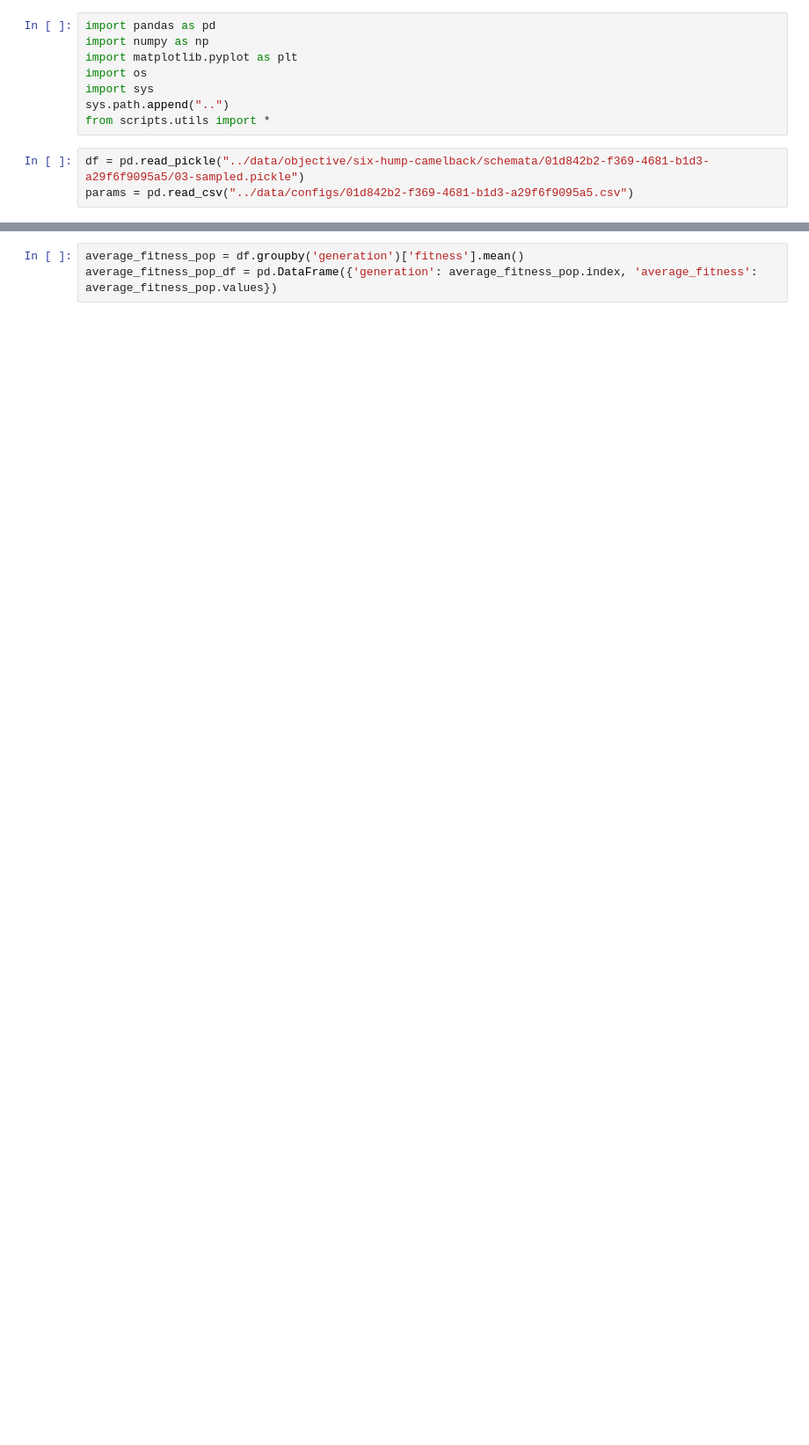
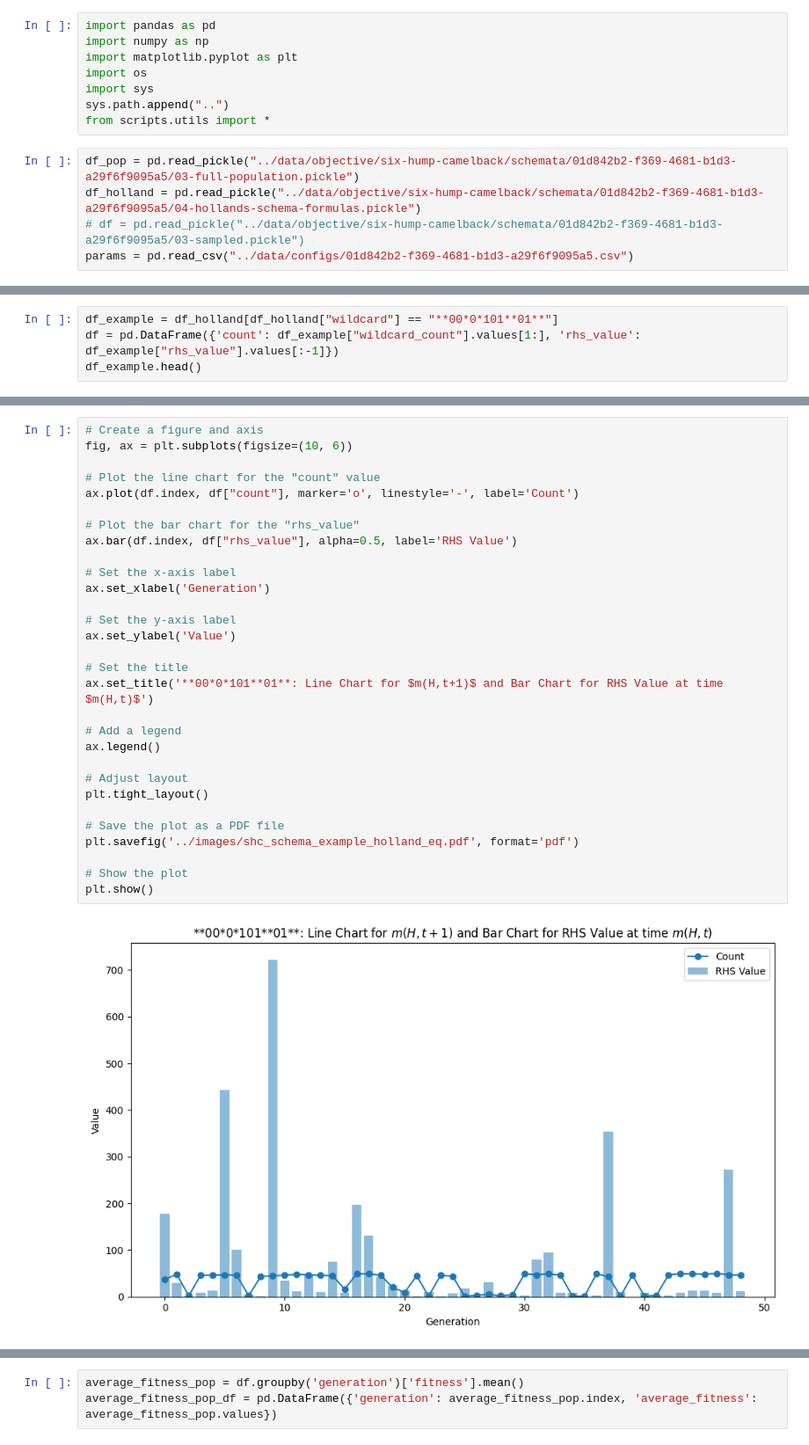
Before and after one commit to clemp/ssie-644-research-project, a Jupyter notebook: notebooks/Six-hump camelback equation schemata analysis.ipynb, the cells around one changed output, grey strips where cells are left out. Shown at 88% size. Saved outputs shown, nothing was run; the diff lists cells and outputs as text; blank space fills up the shorter version.

```diff
--- a/notebooks/Six-hump camelback equation schemata analysis.ipynb
+++ b/notebooks/Six-hump camelback equation schemata analysis.ipynb
@@ -7,6 +7,8 @@ import sys
 sys.path.append("..")
 from scripts.utils import *
 # %%
-df = pd.read_pickle("../data/objective/six-hump-camelback/schemata/01d842b2-f369-4681-b1d3-a29f6f9095a5/03-sampled.pickle")
+df_pop = pd.read_pickle("../data/objective/six-hump-camelback/schemata/01d842b2-f369-4681-b1d3-a29f6f9095a5/03-full-population.pickle")
+df_holland = pd.read_pickle("../data/objective/six-hump-camelback/schemata/01d842b2-f369-4681-b1d3-a29f6f9095a5/04-hollands-schema-formulas.pickle")
+# df = pd.read_pickle("../data/objective/six-hump-camelback/schemata/01d842b2-f369-4681-b1d3-a29f6f9095a5/03-sampled.pickle")
 params = pd.read_csv("../data/configs/01d842b2-f369-4681-b1d3-a29f6f9095a5.csv")
 # %%
@@ -34,0 +123,4 @@ generation_0 = df[df["generation"] == 0]
+# %%
+df_example = df_holland[df_holland["wildcard"] == "**00*0*101**01**"]
+df = pd.DataFrame({'count': df_example["wildcard_count"].values[1:], 'rhs_value': df_example["rhs_value"].values[:-1]})
+df_example.head()
@@ -34,0 +134,32 @@ generation_0 = df[df["generation"] == 0]
+# %%
+# Create a figure and axis
+fig, ax = plt.subplots(figsize=(10, 6))
+
+# Plot the line chart for the "count" value
+ax.plot(df.index, df["count"], marker='o', linestyle='-', label='Count')
+
+# Plot the bar chart for the "rhs_value"
+ax.bar(df.index, df["rhs_value"], alpha=0.5, label='RHS Value')
+
+# Set the x-axis label
+ax.set_xlabel('Generation')
+
+# Set the y-axis label
+ax.set_ylabel('Value')
+
+# Set the title
+ax.set_title('**00*0*101**01**: Line Chart for $m(H,t+1)$ and Bar Chart for RHS Value at time $m(H,t)$')
+
+# Add a legend
+ax.legend()
+
+# Adjust layout
+plt.tight_layout()
+
+# Save the plot as a PDF file
+plt.savefig('../images/shc_schema_example_holland_eq.pdf', format='pdf')
+
+# Show the plot
+plt.show()
+# %% [output]
+[figure, added]
```
Also changed, not shown: parts of 17 cells of this notebook, 5 other files.
